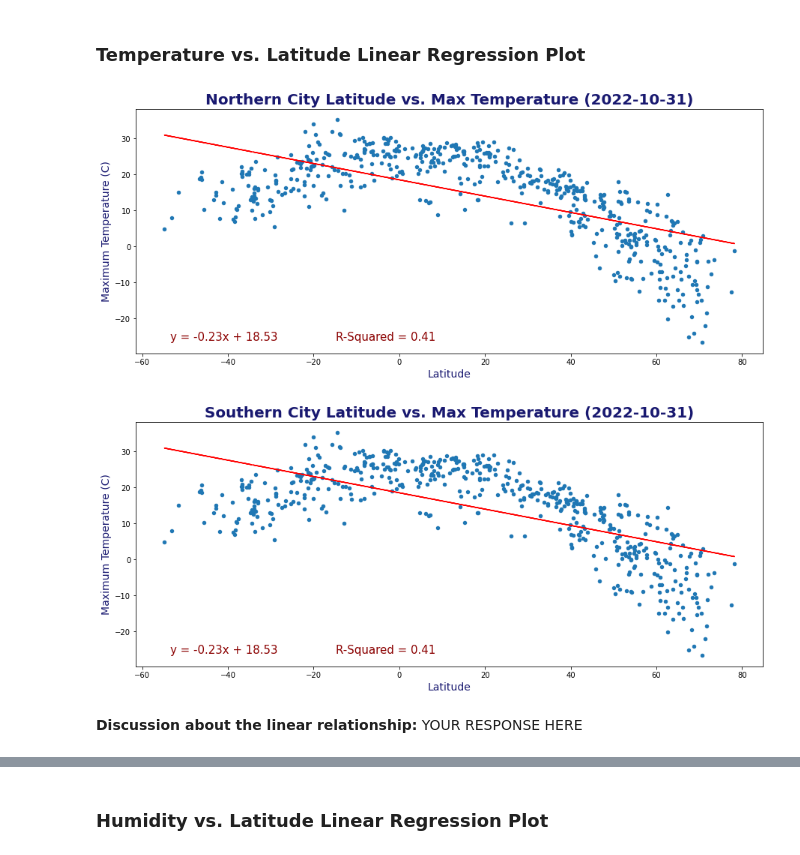
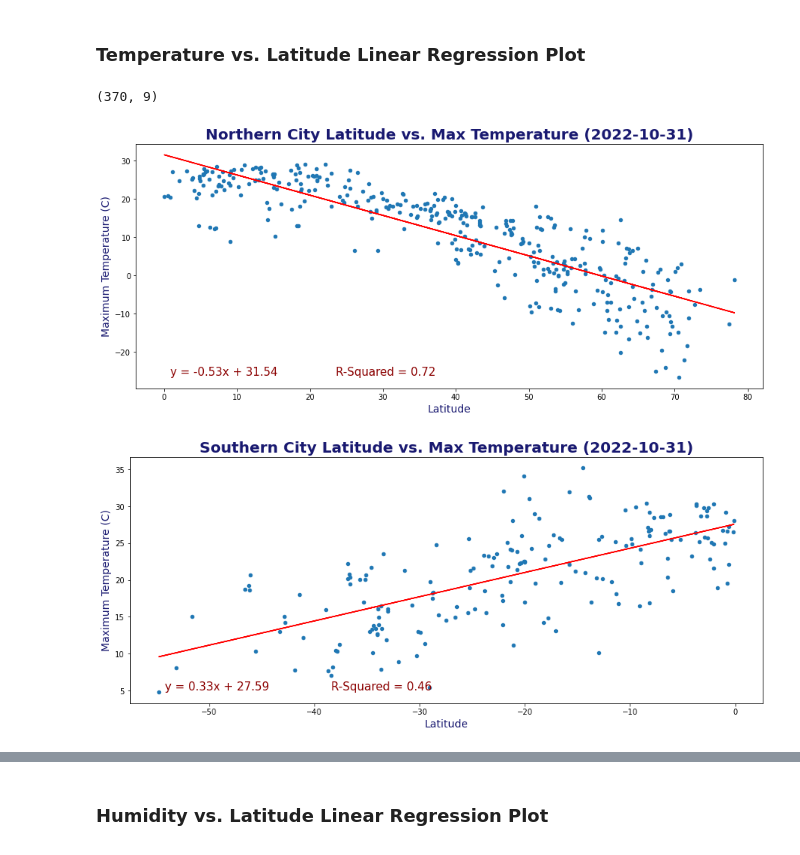
Before and after one commit to JeffPinegar/python-api-challenge, a Jupyter notebook: WeatherPy/JSP WeatherPy.ipynb, the cells around one changed output, grey strips where cells are left out. Saved outputs shown, nothing was run; the diff lists cells and outputs as text; code cells hidden in the pictures.

```diff
--- a/WeatherPy/JSP WeatherPy.ipynb
+++ b/WeatherPy/JSP WeatherPy.ipynb
@@ -277,15 +263,17 @@ plt.show()
 #### Latitude vs. Wind Speed Plot
 # %%
 # Build the scatter plots for latitude vs. wind speed
-# YOUR CODE HERE
+# I took an different approach at this point.  I became apparent that charts were going to be repetitive,
+# so I seperated the variable parts to the top of the code block to make them easier to edit.
+# This was clearly the perfect decission once I got to Requirements 2.
 
 title='City Latitude vs Wind Speed (2022-10-31)'
-ylabel = 'Windspeed (m/s)'
+ylabel = 'Wind Speed (m/s)'
 xlabel = 'Latitude'
 ycol = 'Wind Speed'
 xcol = 'Lat'
 numfig = 4
-filename = f'Fig{numfig}_{xlabel}_vs_Windspeed.jpg'
+filename = f'Fig{numfig}_{xlabel}_vs_Wind_speed.jpg'
 
 # Build the scatter plots for latitude vs. cloudiness
 city_data_df.plot.scatter( x=xcol, y=ycol, figsize=(15, 6))
@@ -311,6 +299,3 @@ plt.show()
 ---
 
 ## Requirement 2: Compute Linear Regression for Each Relationship
-# %%
-df = city_data_df
-df.head()
@@ -327,7 +304,7 @@ df.head()
 
 def plot_weather(dff,titlef,ylabelf,xlabelf,ycolf,xcolf,fignum,filenamef):
     # bring the argument into the function
-    city_data_df = dff                                          # set the data frame
+    df = dff                                          # set the data frame
     title=titlef                                                # set the title
     ylabel = ylabelf                                            # set the y label
     xlabel = xlabelf                                            # set the x label
@@ -402,21 +379,24 @@ southern_hemi_df.head()
 # %% [markdown]
 ###  Temperature vs. Latitude Linear Regression Plot
 # %%
-# Linear regression on Northern Hemisphere
-
+# Linear regression on Northern Hemisphere, set the arguments
 dff = northern_hemi_df
 titlef = 'Northern City Latitude vs. Max Temperature (2022-10-31)'
 xlabelf = 'Latitude'
 ylabelf = 'Maximum Temperature (C)'
 xcolf = 'Lat'
 ycolf = 'Max Temp'
 filenamef = 'Max_Temp'
+
+# call the function
 plot_weather(dff, titlef, ylabelf, xlabelf, ycolf, xcolf, fignum, filenamef)
 fignum += 1
+dff.shape
 # %% [output]
+(370, 9)
-[figure, old version]
+[figure, new version]
 # %%
-# Linear regression on Southern Hemisphere
+# Linear regression on Southern Hemisphere, set the arguments
 dff = southern_hemi_df
 titlef = 'Southern City Latitude vs. Max Temperature (2022-10-31)'
 xlabelf = 'Latitude'
@@ -424,9 +404,9 @@ ylabelf = 'Maximum Temperature (C)'
 xcolf = 'Lat'
 ycolf = 'Max Temp'
 filenamef = 'Max_Temp'
+
+# call the function
 plot_weather(dff, titlef, ylabelf, xlabelf, ycolf, xcolf, fignum, filenamef)
 fignum += 1
 # %% [output]
-[figure, old version]
+[figure, new version]
-# %% [markdown]
-**Discussion about the linear relationship:** YOUR RESPONSE HERE
```
Also changed, not shown: parts of 20 cells of this notebook, 11 other files.
